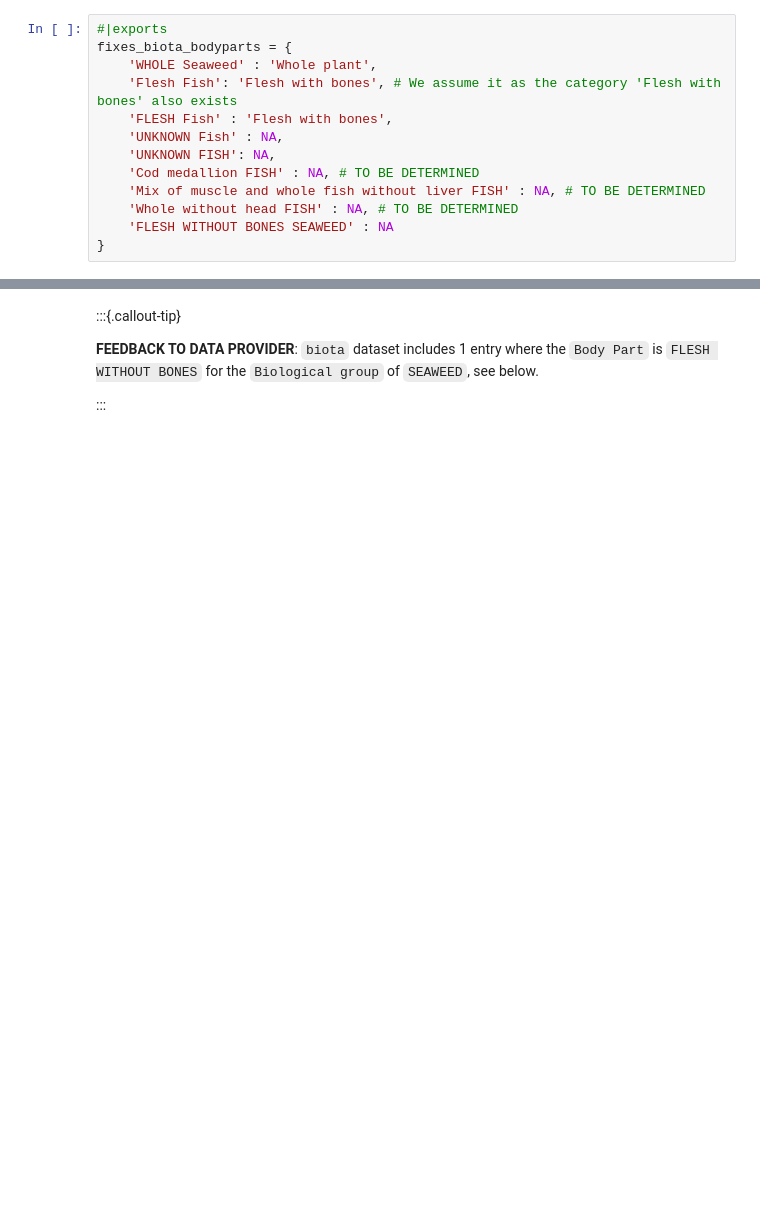
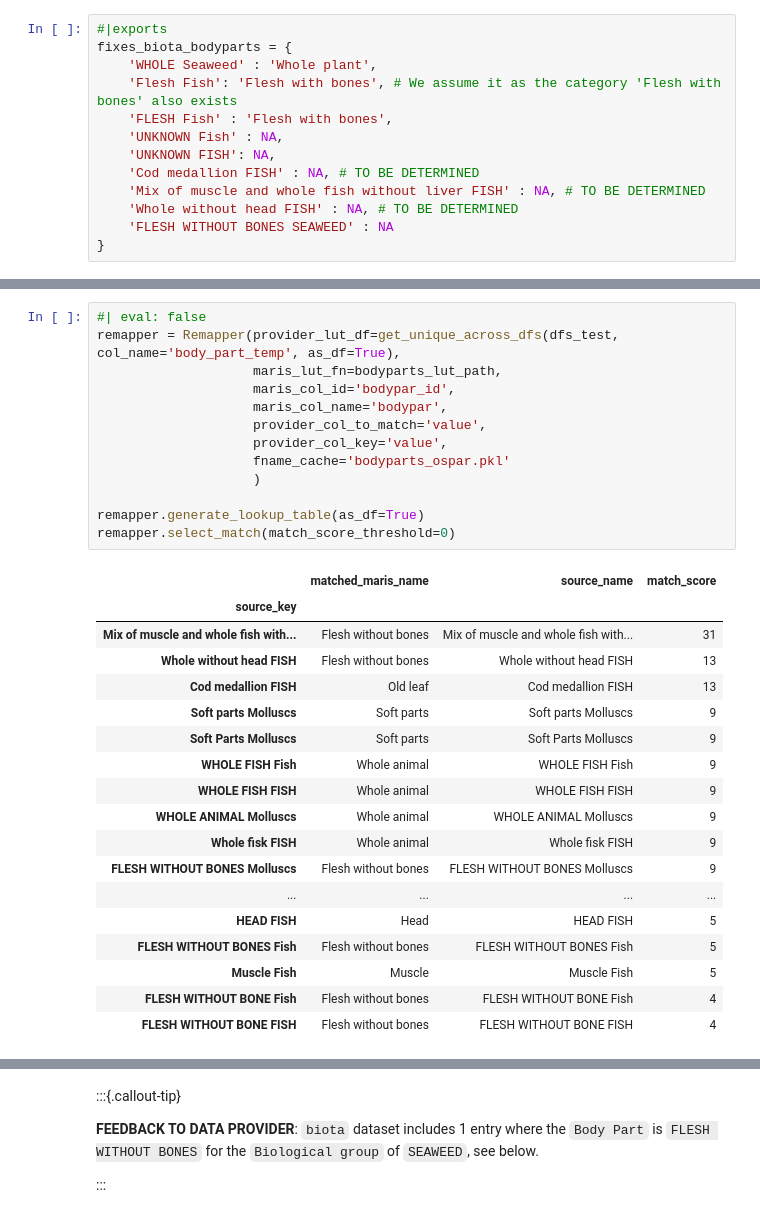
Before and after one commit to franckalbinet/marisco, a Jupyter notebook: nbs/handlers/_ospar.ipynb, the cells around one changed output, grey strips where cells are left out. Drawn from its saved outputs; the diff is of its cells as text; blank space fills up the shorter version.

Commit message:
WIP: Update OSPAR handler - Improve data processing pipeline for OSPAR data

```diff
--- a/nbs/handlers/_ospar.ipynb
+++ b/nbs/handlers/_ospar.ipynb
@@ -1106 +1134,33 @@ remapper.select_match(match_score_threshold=1)
 | Whole without head FISH | (Not available) | Whole without head FISH | 2 |
+# %%
+#| eval: false
+remapper = Remapper(provider_lut_df=get_unique_across_dfs(dfs_test, col_name='body_part_temp', as_df=True),
+                    maris_lut_fn=bodyparts_lut_path,
+                    maris_col_id='bodypar_id',
+                    maris_col_name='bodypar',
+                    provider_col_to_match='value',
+                    provider_col_key='value',
+                    fname_cache='bodyparts_ospar.pkl'
+                    )
+
+remapper.generate_lookup_table(as_df=True)
+remapper.select_match(match_score_threshold=0)
+# %% [output]
+|  | matched_maris_name | source_name | match_score |
+| source_key |  |  |  |
+| Mix of muscle and whole fish with... | Flesh without bones | Mix of muscle and whole fish with... | 31 |
+| Whole without head FISH | Flesh without bones | Whole without head FISH | 13 |
+| Cod medallion FISH | Old leaf | Cod medallion FISH | 13 |
+| Soft parts Molluscs | Soft parts | Soft parts Molluscs | 9 |
+| Soft Parts Molluscs | Soft parts | Soft Parts Molluscs | 9 |
+| WHOLE FISH Fish | Whole animal | WHOLE FISH Fish | 9 |
+| WHOLE FISH FISH | Whole animal | WHOLE FISH FISH | 9 |
+| WHOLE ANIMAL Molluscs | Whole animal | WHOLE ANIMAL Molluscs | 9 |
+| Whole fisk FISH | Whole animal | Whole fisk FISH | 9 |
+| FLESH WITHOUT BONES Molluscs | Flesh without bones | FLESH WITHOUT BONES Molluscs | 9 |
+| ... | ... | ... | ... |
+| HEAD FISH | Head | HEAD FISH | 5 |
+| FLESH WITHOUT BONES Fish | Flesh without bones | FLESH WITHOUT BONES Fish | 5 |
+| Muscle Fish | Muscle | Muscle Fish | 5 |
+| FLESH WITHOUT BONE Fish | Flesh without bones | FLESH WITHOUT BONE Fish | 4 |
+| FLESH WITHOUT BONE FISH | Flesh without bones | FLESH WITHOUT BONE FISH | 4 |
```
Also changed, not shown: parts of 55 cells of this notebook, 3 other files.
